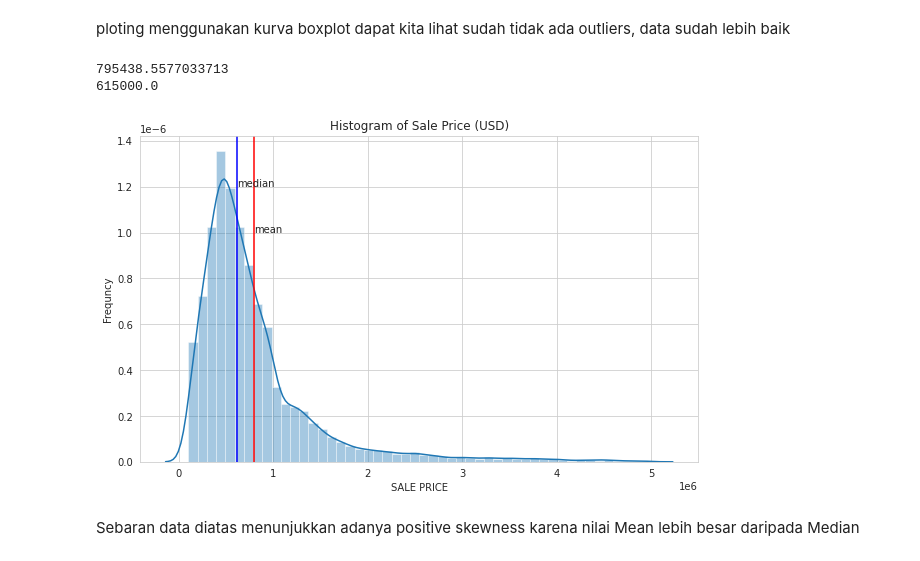
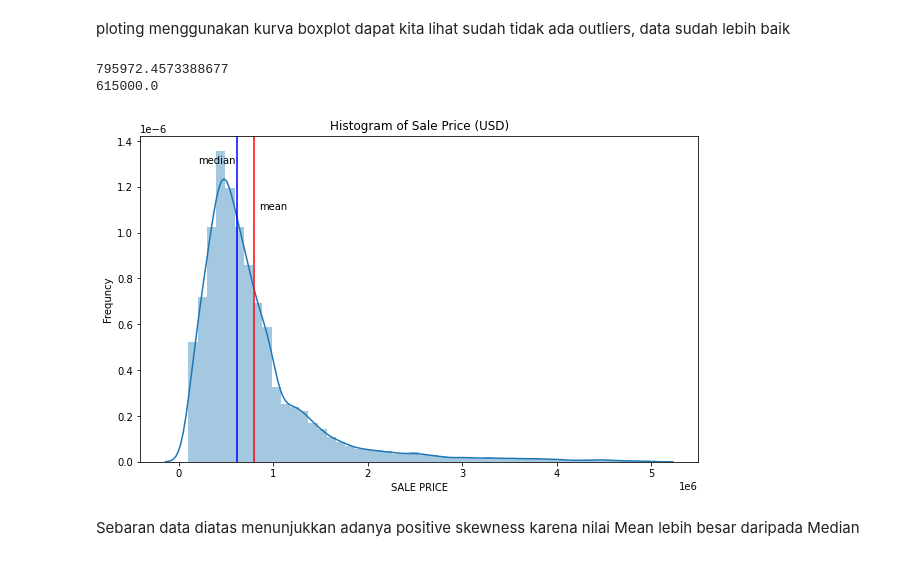
Before and after one commit to safiraauliar/Assignment-DataScience-Hacktiv8, a Jupyter notebook: PYTN_Assgn_2_03_SafiraAuliaRohmah.ipynb, the cells around one changed output. Cells and saved outputs as stored; diff of their text form; code cells hidden in the pictures.

```diff
--- a/PYTN_Assgn_2_03_SafiraAuliaRohmah.ipynb
+++ b/PYTN_Assgn_2_03_SafiraAuliaRohmah.ipynb
@@ -88,8 +91,8 @@ df.drop('Unnamed: 0', axis=1, inplace=True)
 #'EASE-MENT' column is blank and can be dropped
 df.drop('EASE-MENT', axis=1, inplace=True)
 # %%
-# 'ADDRESS' and 'APARTMENT NUMBER' are irrelevant to our statistical data analysis
-df.drop(labels=['ADDRESS','APARTMENT NUMBER'], axis=1, inplace=True)
+# drop the columns are irrelevant to our statistical data analysis
+df.drop(labels=['ADDRESS','APARTMENT NUMBER', 'ZIP CODE'], axis=1, inplace=True)
 # %%
 #'SALE PRICE' should be numeric, missing value will be set to NaN
 df['SALE PRICE']= pd.to_numeric(df['SALE PRICE'], errors='coerce')
@@ -142,0 +150,2 @@ df
+# %%
+df=df.drop_duplicates(df.columns, keep='last')
@@ -231,20 +244,20 @@ median= df['SALE PRICE'].median()
 print(mean)
 print(median)
 # %% [output]
-795438.5577033713
+795972.4573388677
 615000.0
 # %%
 #let's take a look distribution of the data, the data is skewness or normal distribution
 plt.figure(figsize=(10,6))
 sns.distplot(df['SALE PRICE'])
 plt.title('Histogram of Sale Price (USD)')
 plt.ylabel("Frequncy")
 plt.axvline(df[(df['SALE PRICE']>100000) & (df['SALE PRICE'] < 5000000)]['SALE PRICE'].mean(), c='red')
 plt.axvline(df[(df['SALE PRICE']>100000) & (df['SALE PRICE'] < 5000000)]['SALE PRICE'].median(), c='blue')
-plt.text(median,0.0000012, "median")
-plt.text(mean,0.0000010, "mean")
+plt.text(200000,0.0000013, "median")
+plt.text(850000,0.0000011, "mean")
 plt.show()
 # %% [output]
-[figure, old version]
+[figure, new version]
 # %% [markdown]
 Sebaran data diatas menunjukkan adanya positive skewness karena nilai Mean lebih besar daripada Median
```
Also changed, not shown: parts of 26 cells of this notebook.
